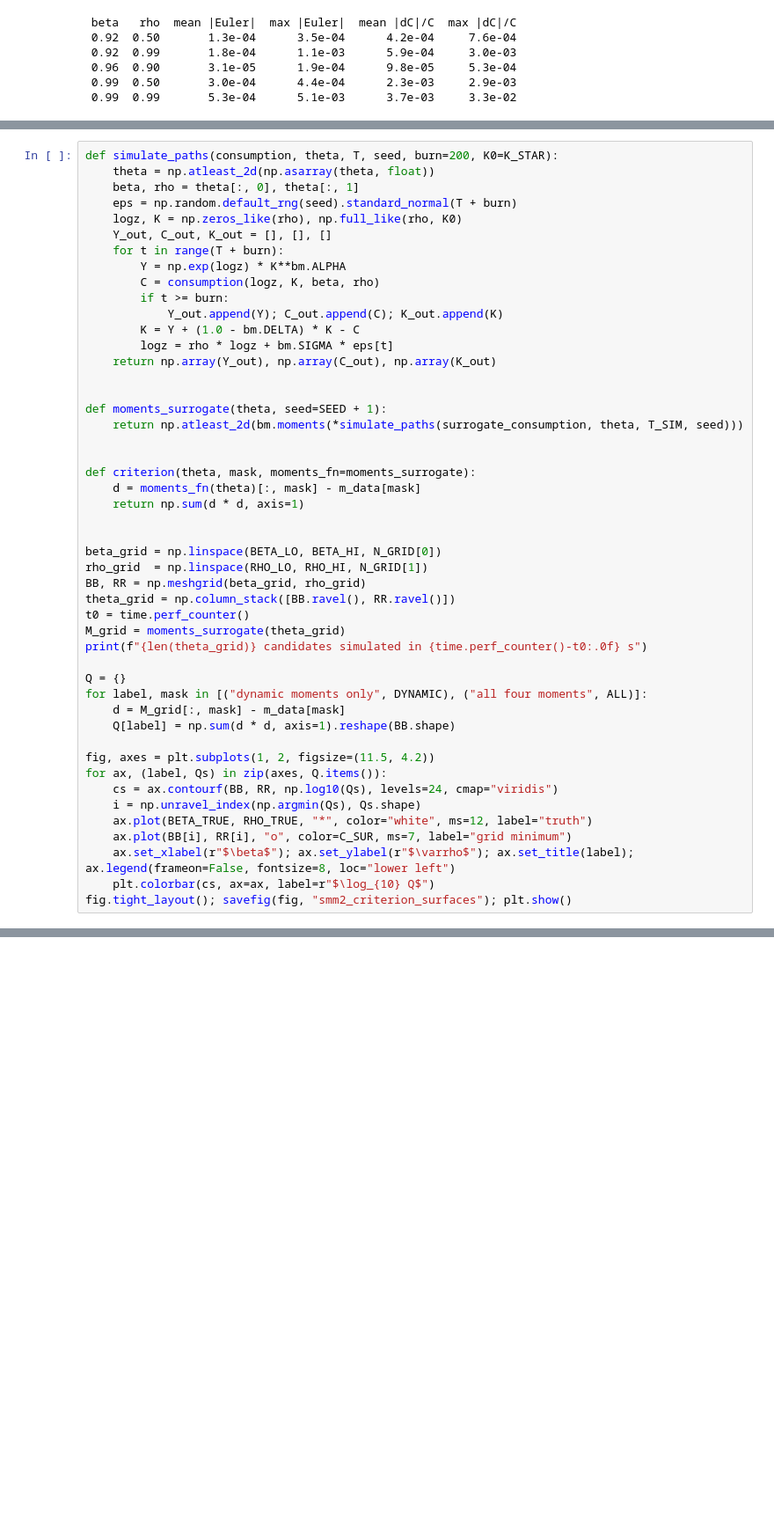
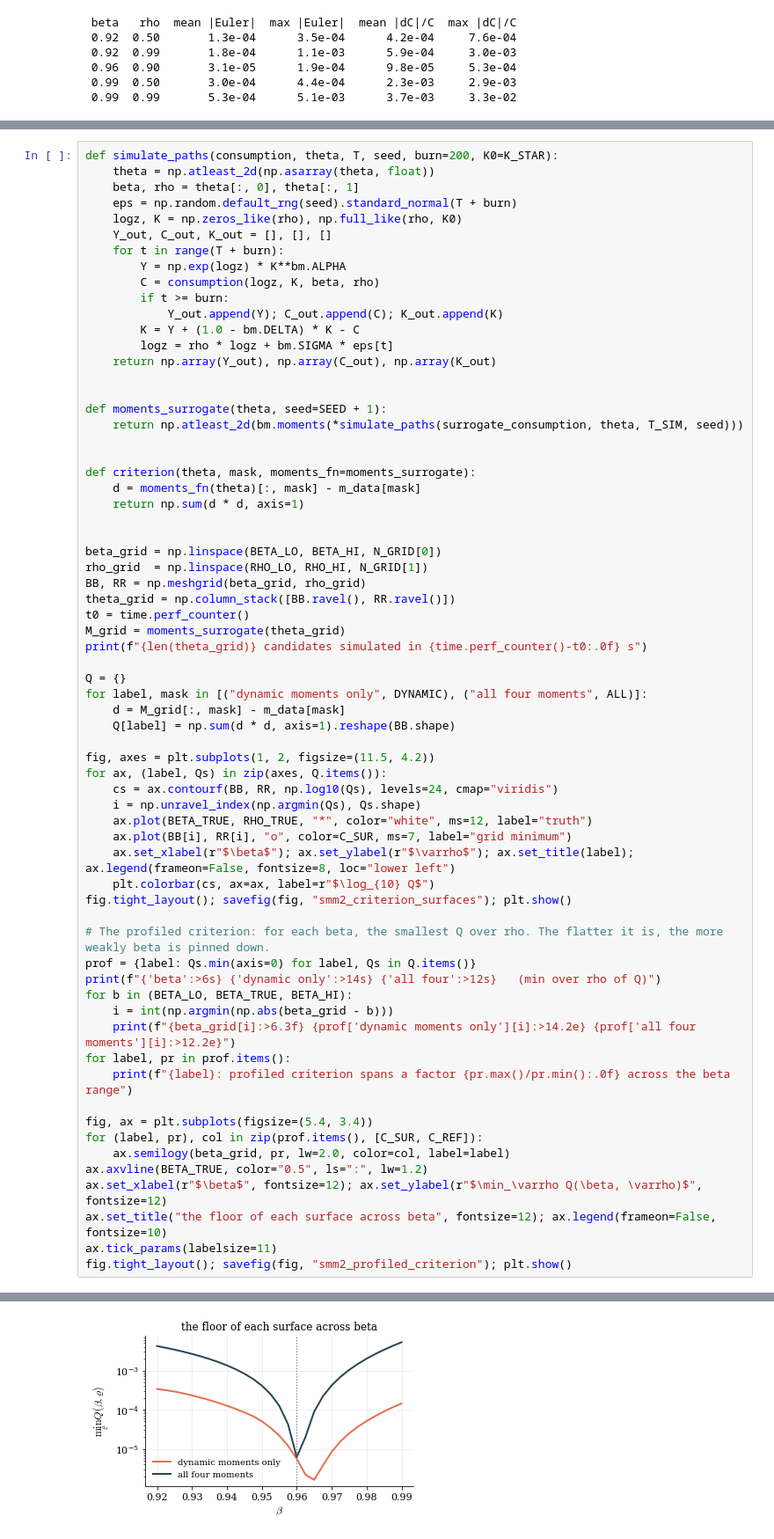
Before and after one commit to sischei/deep_learning_padova_0926, a Jupyter notebook: day2/code/07_structural_estimation/07_02_SMM_Two_Parameters.ipynb, the cells around one changed output, grey strips where cells are left out. Shown at 88% size. Cells and saved outputs as stored; diff of their text form; blank space fills up the shorter version.

```diff
--- a/day2/code/07_structural_estimation/07_02_SMM_Two_Parameters.ipynb
+++ b/day2/code/07_structural_estimation/07_02_SMM_Two_Parameters.ipynb
@@ -258,6 +261,24 @@ for ax, (label, Qs) in zip(axes, Q.items()):
     ax.set_xlabel(r"$\beta$"); ax.set_ylabel(r"$\varrho$"); ax.set_title(label); ax.legend(frameon=False, fontsize=8, loc="lower left")
     plt.colorbar(cs, ax=ax, label=r"$\log_{10} Q$")
 fig.tight_layout(); savefig(fig, "smm2_criterion_surfaces"); plt.show()
+
+# The profiled criterion: for each beta, the smallest Q over rho. The flatter it is, the more weakly beta is pinned down.
+prof = {label: Qs.min(axis=0) for label, Qs in Q.items()}
+print(f"{'beta':>6s} {'dynamic only':>14s} {'all four':>12s}   (min over rho of Q)")
+for b in (BETA_LO, BETA_TRUE, BETA_HI):
+    i = int(np.argmin(np.abs(beta_grid - b)))
+    print(f"{beta_grid[i]:>6.3f} {prof['dynamic moments only'][i]:>14.2e} {prof['all four moments'][i]:>12.2e}")
+for label, pr in prof.items():
+    print(f"{label}: profiled criterion spans a factor {pr.max()/pr.min():.0f} across the beta range")
+
+fig, ax = plt.subplots(figsize=(5.4, 3.4))
+for (label, pr), col in zip(prof.items(), [C_SUR, C_REF]):
+    ax.semilogy(beta_grid, pr, lw=2.0, color=col, label=label)
+ax.axvline(BETA_TRUE, color="0.5", ls=":", lw=1.2)
+ax.set_xlabel(r"$\beta$", fontsize=12); ax.set_ylabel(r"$\min_\varrho Q(\beta, \varrho)$", fontsize=12)
+ax.set_title("the floor of each surface across beta", fontsize=12); ax.legend(frameon=False, fontsize=10)
+ax.tick_params(labelsize=11)
+fig.tight_layout(); savefig(fig, "smm2_profiled_criterion"); plt.show()
 # %% [output]
 1450 candidates simulated in 3 s
 [figure]
@@ -264,3 +291,4 @@ fig.tight_layout(); savefig(fig, "smm2_criterion_surfaces"); plt.show()
+[figure, added]
 # %% [markdown]
 ---
 ## 5. The joint estimate and the identification diagnostic
```
Also changed, not shown: parts of 9 cells of this notebook, 18 other files.
